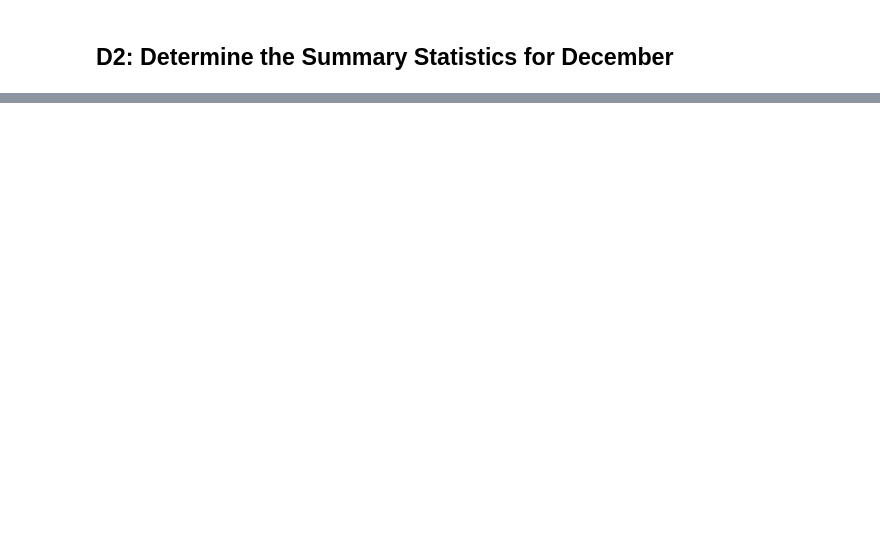
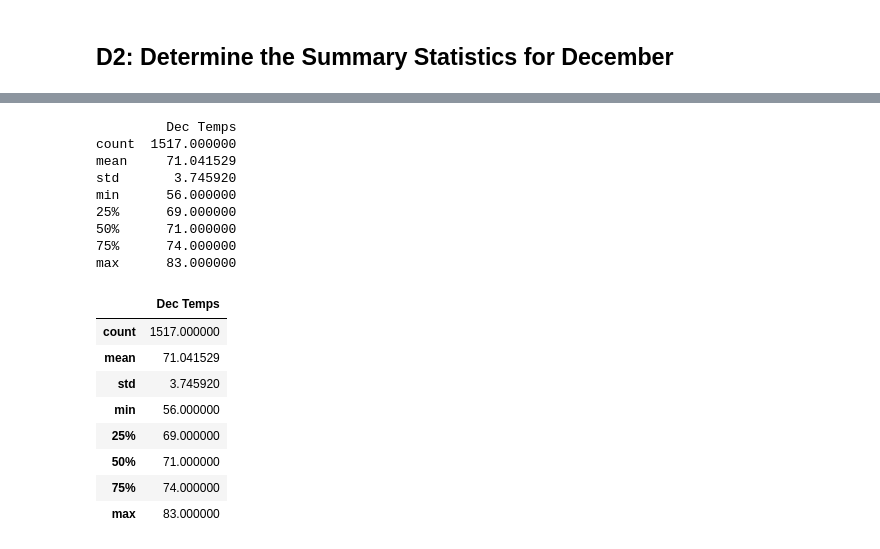
Before and after one commit to bknowlton2401/SurfsUp_Challenge, a Jupyter notebook: SurfsUp_Challenge.ipynb, the cells around one changed output, grey strips where cells are left out. Saved outputs shown, nothing was run; the diff lists cells and outputs as text; code cells hidden in the pictures; blank space fills up the shorter version.

```diff
--- a/SurfsUp_Challenge.ipynb
+++ b/SurfsUp_Challenge.ipynb
@@ -79,2 +129,24 @@ june_df
 # %%
 # 9. Calculate and print out the summary statistics for the Decemeber temperature DataFrame.
+print(dec_df.describe().to_string(index=True))
+# DataFrame format
+dec_df.describe()
+# %% [output]
+         Dec Temps
+count  1517.000000
+mean     71.041529
+std       3.745920
+min      56.000000
+25%      69.000000
+50%      71.000000
+75%      74.000000
+max      83.000000
+|  | Dec Temps |
+| count | 1517.000000 |
+| mean | 71.041529 |
+| std | 3.745920 |
+| min | 56.000000 |
+| 25% | 69.000000 |
+| 50% | 71.000000 |
+| 75% | 74.000000 |
+| max | 83.000000 |
```
Also changed, not shown: parts of 4 cells of this notebook.
